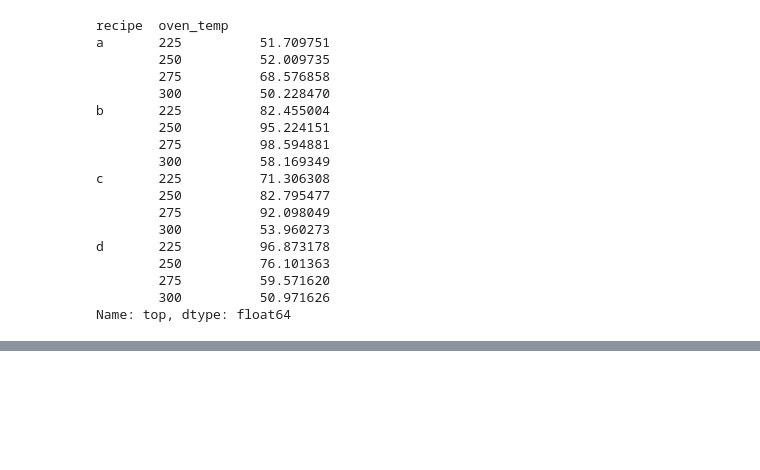
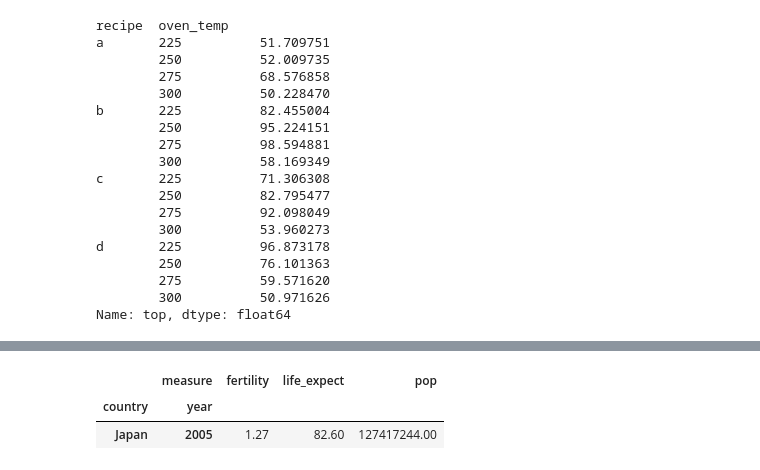
Before and after one commit to DBerchelmann/classification-exercises, a Jupyter notebook: tidy_data.ipynb, the cells around one changed output, grey strips where cells are left out. Saved outputs shown, nothing was run; the diff lists cells and outputs as text; code cells hidden in the pictures; blank space fills up the shorter version.

```diff
--- a/tidy_data.ipynb
+++ b/tidy_data.ipynb
@@ -318,0 +372,6 @@ Name: top, dtype: float64
+# %%
+gap_pivot.nlargest(1, 'life_expect')
+# %% [output]
+|  | measure | fertility | life_expect | pop |
+| country | year |  |  |  |
+| Japan | 2005 | 1.27 | 82.60 | 127417244.00 |
```
Also changed, not shown: parts of 13 cells of this notebook.
